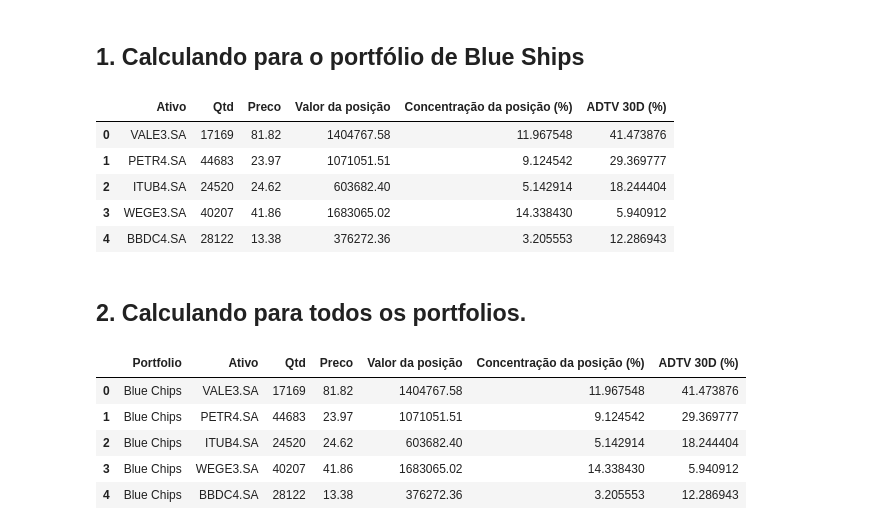
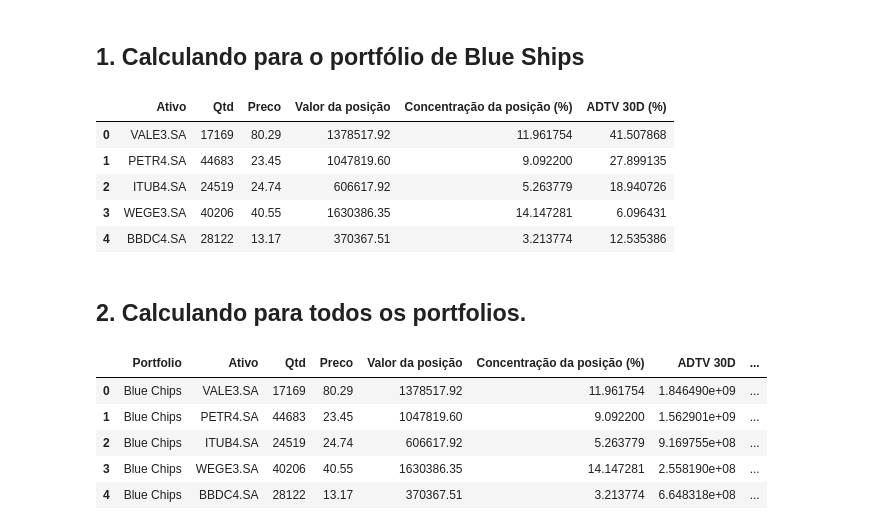
Before and after one commit to andrebarsotti/btc-crv, a Jupyter notebook: modulo-IV/src/03_criar_tabela_concentracao_e_adtv.ipynb, the cells around one changed output. Saved outputs shown, nothing was run; the diff lists cells and outputs as text; code cells hidden in the pictures.

```diff
--- a/modulo-IV/src/03_criar_tabela_concentracao_e_adtv.ipynb
+++ b/modulo-IV/src/03_criar_tabela_concentracao_e_adtv.ipynb
@@ -29,7 +29,7 @@ df_portfolios_asset = pd.read_parquet(cfg.PATH_PORTFOLIO_PARQUET)
 df_volume = pd.read_parquet(cfg.PATH_VOLUME_PARQUET)
 df_volume.set_index('Data', inplace=True)
 
-end_date = pd.to_datetime('2023-03-30')
+end_date = pd.to_datetime('2023-03-31')
 start_date = pd.to_datetime(end_date) - pd.DateOffset(days=30)
 
 print(f'start_date => {start_date}')
@@ -53,7 +53,7 @@ file_name = df_portfolio_list['File Name'].iloc[0]
 df_blue_chips = pd.read_parquet(f"{cfg.PATH_CALCULATED_PORTFOLIO_DIR}/{file_name}")
 # %%
 # Recuperando a posição em 30/03/2023
-posicao_data_base = df_blue_chips.loc['2023-03-30']
+posicao_data_base = df_blue_chips.loc['2023-03-31']
 
 # Recuperando a lista dos ativos do portfloio
 stock_list = df_portfolios_asset[portfolio_name].to_list()
@@ -80,11 +80,11 @@ df_concentration = pd.DataFrame(concentration_list)
 df_concentration.head()
 # %% [output]
 |  | Ativo | Qtd | Preco | Valor da posição | Concentração da posição (%) | ADTV 30D (%) |
-| 0 | VALE3.SA | 17169 | 81.82 | 1404767.58 | 11.967548 | 41.473876 |
-| 1 | PETR4.SA | 44683 | 23.97 | 1071051.51 | 9.124542 | 29.369777 |
-| 2 | ITUB4.SA | 24520 | 24.62 | 603682.40 | 5.142914 | 18.244404 |
-| 3 | WEGE3.SA | 40207 | 41.86 | 1683065.02 | 14.338430 | 5.940912 |
-| 4 | BBDC4.SA | 28122 | 13.38 | 376272.36 | 3.205553 | 12.286943 |
+| 0 | VALE3.SA | 17169 | 80.29 | 1378517.92 | 11.961754 | 41.507868 |
+| 1 | PETR4.SA | 44683 | 23.45 | 1047819.60 | 9.092200 | 27.899135 |
+| 2 | ITUB4.SA | 24519 | 24.74 | 606617.92 | 5.263779 | 18.940726 |
+| 3 | WEGE3.SA | 40206 | 40.55 | 1630386.35 | 14.147281 | 6.096431 |
+| 4 | BBDC4.SA | 28122 | 13.17 | 370367.51 | 3.213774 | 12.535386 |
 # %% [markdown]
 ## 2. Calculando para todos os portfolios.
 # %%
@@ -99,7 +99,6 @@ def calculate_portfolio_concentration(df, portfolio_name, base_date):
 
     for stock in stock_list:
         mean_volume = df_volume[stock].mean()
-        shares_outstanding = df_share_outstanding[df_share_outstanding['Stock'] == stock]['SharesOutstanding'].values[0]
 
         position = {
             'Portfolio': portfolio_name,
@@ -108,7 +107,8 @@ def calculate_portfolio_concentration(df, portfolio_name, base_date):
             'Preco': base_position[f'{stock}_price'],
             'Valor da posição': base_position[stock],
             'Concentração da posição (%)': base_position[stock]/base_position['TOTAL AMOUNT'] * 100,
-            'ADTV 30D (%)': mean_volume / shares_outstanding * 100
+            'ADTV 30D ': mean_volume,
+            '(%) do ADTV 30D': base_position[stock] / mean_volume * 100
         }
         concentration_list.append(position)
 
@@ -116,30 +116,30 @@ def calculate_portfolio_concentration(df, portfolio_name, base_date):
 
     return df_concentration
 # %%
-base_date = '2023-03-30'
+base_date = '2023-03-31'
 
 df_concentration_list = []
 
 #Acrescentando o retorno dos portfólios
 for index, row in tqdm(df_portfolio_list.iterrows(), total=len(df_portfolio_list)):
     portfolio_name = row['Portfolio']
     file_name = row['File Name']
 
     df_portfolio = pd.read_parquet(f"{cfg.PATH_CALCULATED_PORTFOLIO_DIR}/{file_name}")
 
     df_concentration_portfolio = calculate_portfolio_concentration(df_portfolio, portfolio_name, base_date)
 
     df_concentration_list.append(df_concentration_portfolio)
 
 
 df_concentration = pd.concat(df_concentration_list, axis=0)
 df_concentration.head()
 # %% [output]
-|  | Portfolio | Ativo | Qtd | Preco | Valor da posição | Concentração da posição (%) | ADTV 30D (%) |
-| 0 | Blue Chips | VALE3.SA | 17169 | 81.82 | 1404767.58 | 11.967548 | 41.473876 |
-| 1 | Blue Chips | PETR4.SA | 44683 | 23.97 | 1071051.51 | 9.124542 | 29.369777 |
-| 2 | Blue Chips | ITUB4.SA | 24520 | 24.62 | 603682.40 | 5.142914 | 18.244404 |
-| 3 | Blue Chips | WEGE3.SA | 40207 | 41.86 | 1683065.02 | 14.338430 | 5.940912 |
-| 4 | Blue Chips | BBDC4.SA | 28122 | 13.38 | 376272.36 | 3.205553 | 12.286943 |
+|  | Portfolio | Ativo | Qtd | Preco | Valor da posição | Concentração da posição (%) | ADTV 30D | ... |
+| 0 | Blue Chips | VALE3.SA | 17169 | 80.29 | 1378517.92 | 11.961754 | 1.846490e+09 | ... |
+| 1 | Blue Chips | PETR4.SA | 44683 | 23.45 | 1047819.60 | 9.092200 | 1.562901e+09 | ... |
+| 2 | Blue Chips | ITUB4.SA | 24519 | 24.74 | 606617.92 | 5.263779 | 9.169755e+08 | ... |
+| 3 | Blue Chips | WEGE3.SA | 40206 | 40.55 | 1630386.35 | 14.147281 | 2.558190e+08 | ... |
+| 4 | Blue Chips | BBDC4.SA | 28122 | 13.17 | 370367.51 | 3.213774 | 6.648318e+08 | ... |
 # %%
 hlp.save_to_parquet(df_concentration, cfg.PATH_TABELA_CONCENTRACAO_PORTFOLIO)
```
Also changed, not shown: parts of 1 cell of this notebook, 31 other files.
